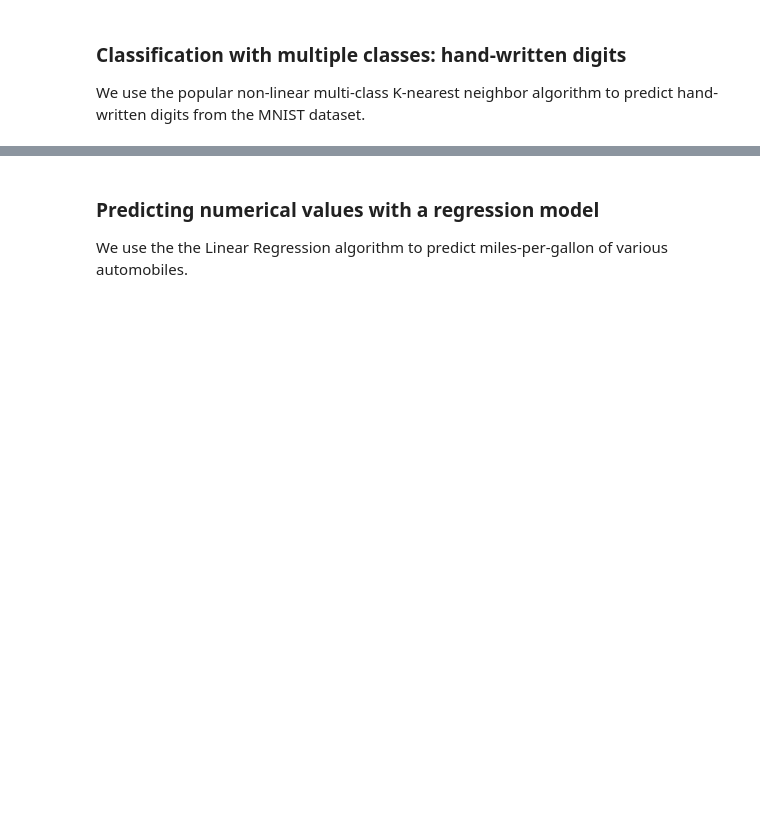
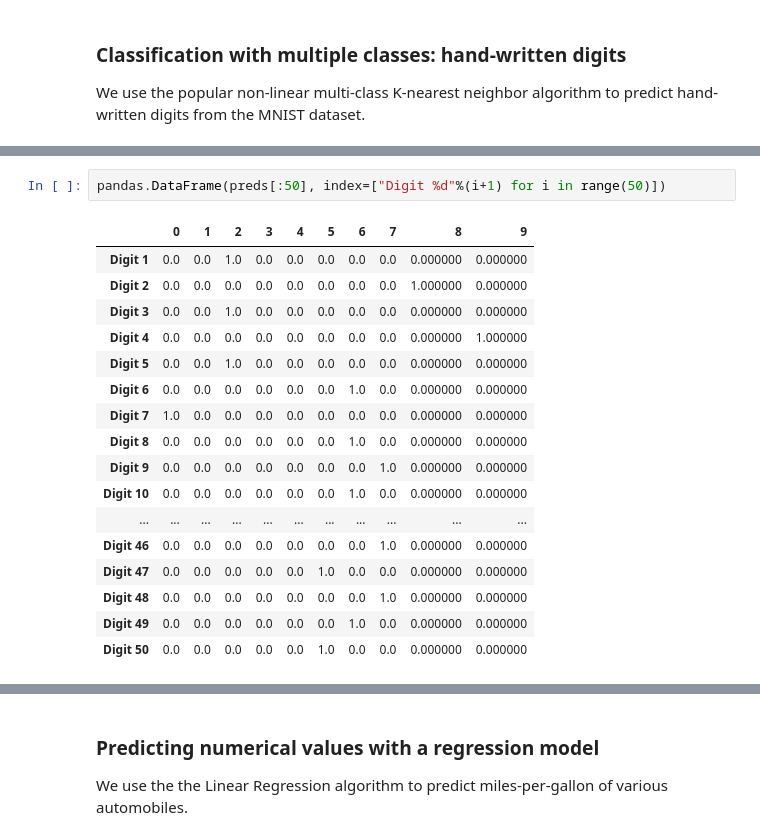
Before and after one commit to thimotyb/real-world-machine-learning, a Jupyter notebook: Chapter 3 - Modeling and prediction.ipynb, the cells around one changed output, grey strips where cells are left out. Drawn from its saved outputs; the diff is of its cells as text; blank space fills up the shorter version.

```diff
--- a/Chapter 3 - Modeling and prediction.ipynb
+++ b/Chapter 3 - Modeling and prediction.ipynb
@@ -292,3 +341,23 @@ pandas.DataFrame(preds[:5], index=["Digit %d"%(i+1) for i in range(5)])
+# %%
+pandas.DataFrame(preds[:50], index=["Digit %d"%(i+1) for i in range(50)])
+# %% [output]
+|  | 0 | 1 | 2 | 3 | 4 | 5 | 6 | 7 | 8 | 9 |
+| Digit 1 | 0.0 | 0.0 | 1.0 | 0.0 | 0.0 | 0.0 | 0.0 | 0.0 | 0.000000 | 0.000000 |
+| Digit 2 | 0.0 | 0.0 | 0.0 | 0.0 | 0.0 | 0.0 | 0.0 | 0.0 | 1.000000 | 0.000000 |
+| Digit 3 | 0.0 | 0.0 | 1.0 | 0.0 | 0.0 | 0.0 | 0.0 | 0.0 | 0.000000 | 0.000000 |
+| Digit 4 | 0.0 | 0.0 | 0.0 | 0.0 | 0.0 | 0.0 | 0.0 | 0.0 | 0.000000 | 1.000000 |
+| Digit 5 | 0.0 | 0.0 | 1.0 | 0.0 | 0.0 | 0.0 | 0.0 | 0.0 | 0.000000 | 0.000000 |
+| Digit 6 | 0.0 | 0.0 | 0.0 | 0.0 | 0.0 | 0.0 | 1.0 | 0.0 | 0.000000 | 0.000000 |
+| Digit 7 | 1.0 | 0.0 | 0.0 | 0.0 | 0.0 | 0.0 | 0.0 | 0.0 | 0.000000 | 0.000000 |
+| Digit 8 | 0.0 | 0.0 | 0.0 | 0.0 | 0.0 | 0.0 | 1.0 | 0.0 | 0.000000 | 0.000000 |
+| Digit 9 | 0.0 | 0.0 | 0.0 | 0.0 | 0.0 | 0.0 | 0.0 | 1.0 | 0.000000 | 0.000000 |
+| Digit 10 | 0.0 | 0.0 | 0.0 | 0.0 | 0.0 | 0.0 | 1.0 | 0.0 | 0.000000 | 0.000000 |
+| ... | ... | ... | ... | ... | ... | ... | ... | ... | ... | ... |
+| Digit 46 | 0.0 | 0.0 | 0.0 | 0.0 | 0.0 | 0.0 | 0.0 | 1.0 | 0.000000 | 0.000000 |
+| Digit 47 | 0.0 | 0.0 | 0.0 | 0.0 | 0.0 | 1.0 | 0.0 | 0.0 | 0.000000 | 0.000000 |
+| Digit 48 | 0.0 | 0.0 | 0.0 | 0.0 | 0.0 | 0.0 | 0.0 | 1.0 | 0.000000 | 0.000000 |
+| Digit 49 | 0.0 | 0.0 | 0.0 | 0.0 | 0.0 | 0.0 | 1.0 | 0.0 | 0.000000 | 0.000000 |
+| Digit 50 | 0.0 | 0.0 | 0.0 | 0.0 | 0.0 | 1.0 | 0.0 | 0.0 | 0.000000 | 0.000000 |
 # %%
 knn.score(mnist_test.drop("label", axis=1), mnist_test['label'])
 # %% [output]
```
Also changed, not shown: parts of 19 cells of this notebook.
